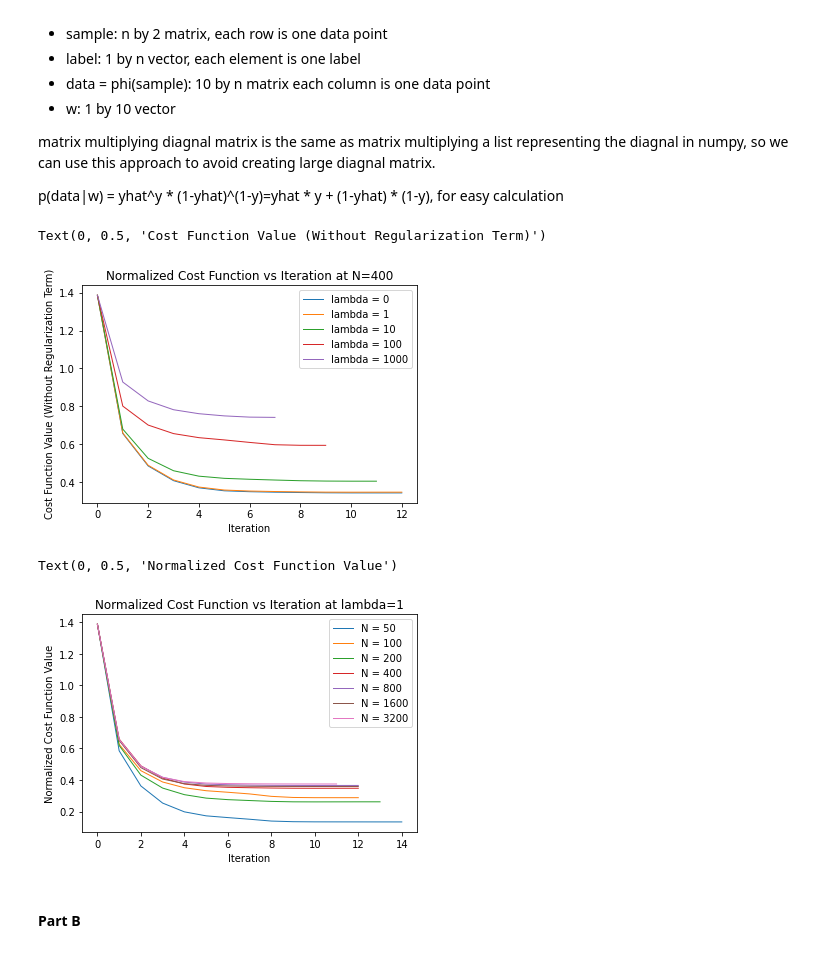
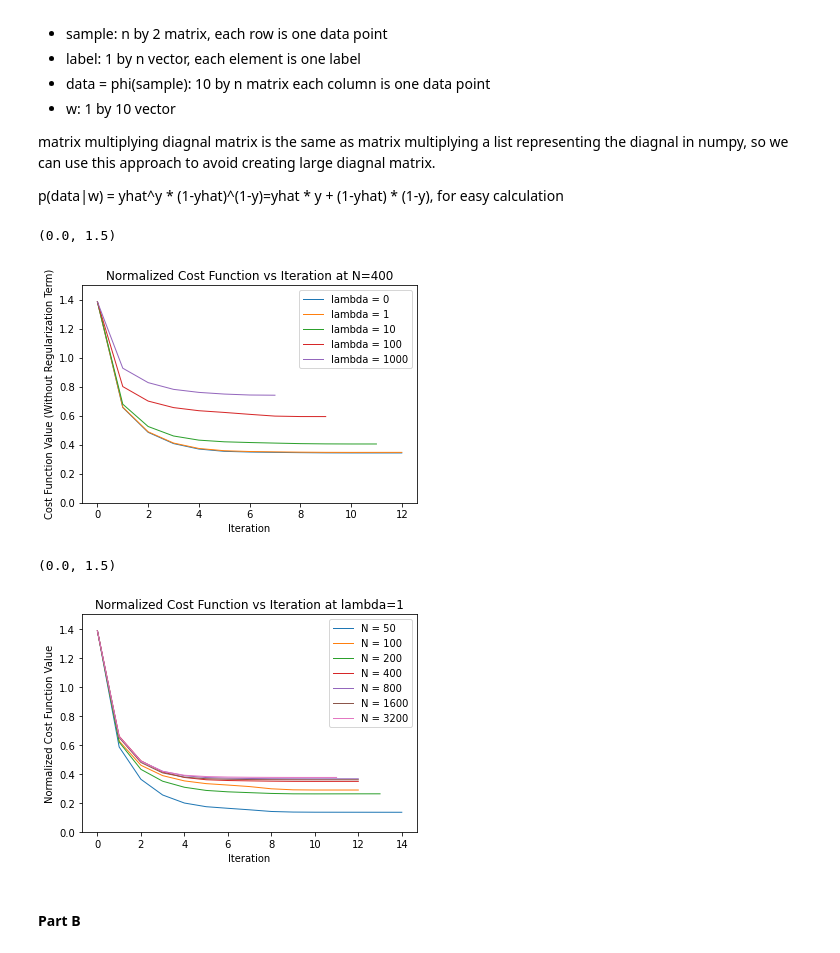
Before and after one commit to lcy0x1/ECE283, a Jupyter notebook: src/hw1/q1.ipynb, the cells around one changed output. Drawn from its saved outputs; the diff is of its cells as text; code cells hidden in the pictures.

```diff
--- a/src/hw1/q1.ipynb
+++ b/src/hw1/q1.ipynb
@@ -244,25 +244,27 @@ ax.legend(handles = lines)
 ax.set_title("Normalized Cost Function vs Iteration at N=400")
 ax.set_xlabel("Iteration")
 ax.set_ylabel("Cost Function Value (Without Regularization Term)")
+ax.set_ylim(0,1.5)
 # %% [output]
-Text(0, 0.5, 'Cost Function Value (Without Regularization Term)')
+(0.0, 1.5)
-[figure, old version]
+[figure, new version]
 # %%
 param_list = [25,50,100,200,400,800,1600]
 reg_list = [regress(map_sample_0, map_sample_1,num,1) for num in param_list]
 
 fig, ax = plt.subplots()
 lines = []
 for reg in reg_list:
     line, = ax.plot(reg["cost"],linewidth=1, label = 'N = '+str(reg["n"]*2))
     lines.append(line)
 ax.legend(handles = lines)
 ax.set_title("Normalized Cost Function vs Iteration at lambda=1")
 ax.set_xlabel("Iteration")
 ax.set_ylabel("Normalized Cost Function Value")
+ax.set_ylim(0,1.5)
 # %% [output]
-Text(0, 0.5, 'Normalized Cost Function Value')
+(0.0, 1.5)
-[figure, old version]
+[figure, new version]
 # %% [markdown]
 #### Part B
 # %%
```
Also changed, not shown: parts of 15 cells of this notebook, 2 other files.
